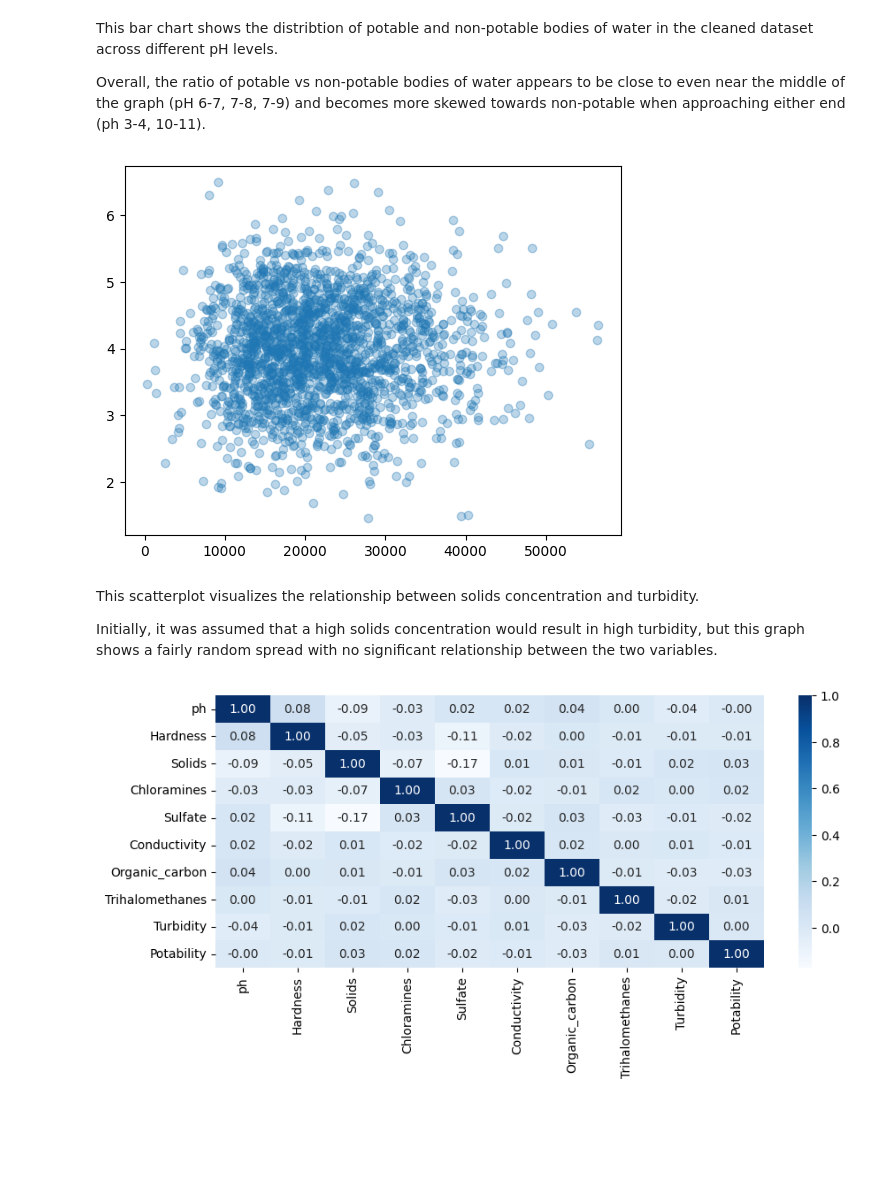
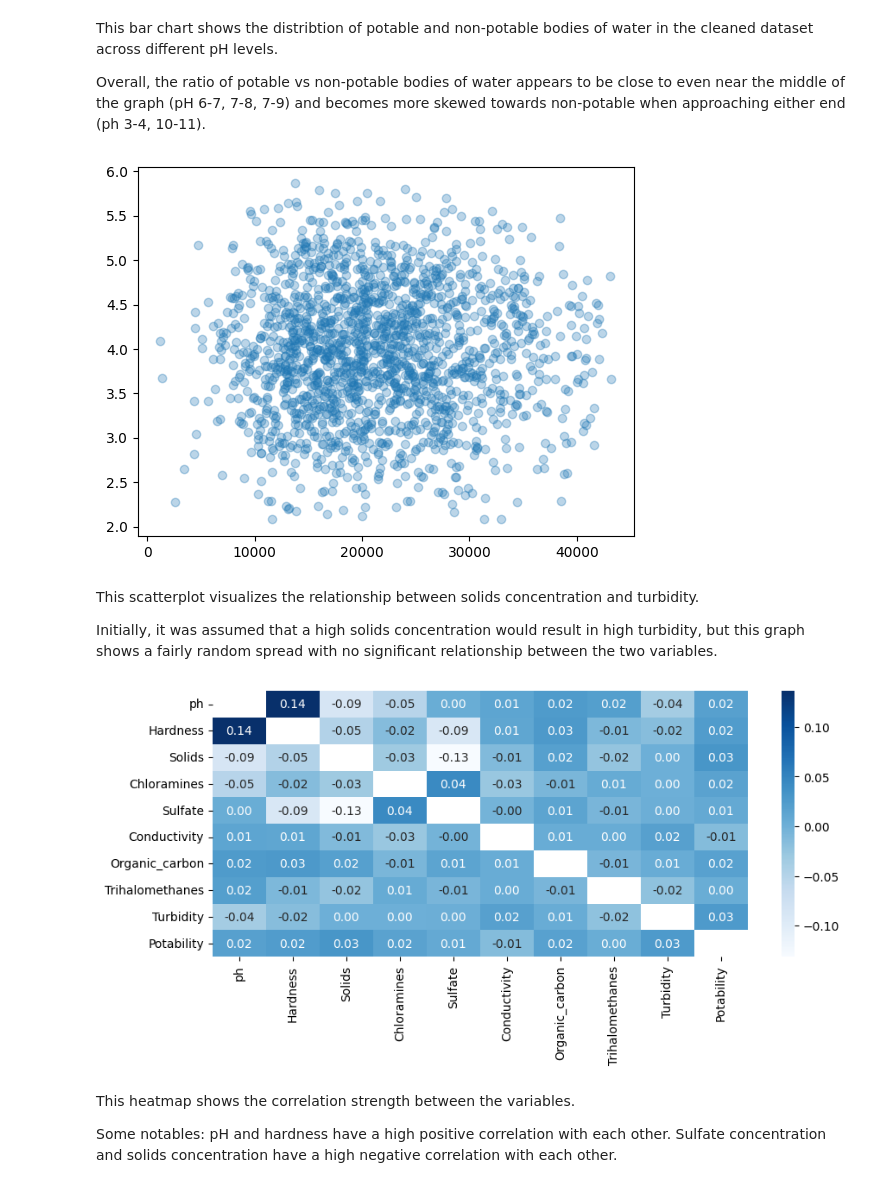
Before and after one commit to CodeMonkey18/WaterPotability, a Jupyter notebook: notebook.ipynb, the cells around one changed output. Saved outputs shown, nothing was run; the diff lists cells and outputs as text; code cells hidden in the pictures; blank space fills up the shorter version.

Commit message:
updated bar chart and heatmap code.

```diff
--- a/notebook.ipynb
+++ b/notebook.ipynb
@@ -110,10 +110,12 @@ Accuracy score: 0.6043046357615894
 # %%
 # create a bar chart to plot potability against pH values
 
-df_cleaned['pH_bin'] = pd.cut(df_cleaned['ph'], bins=range(0,15,1))
+df_bar = df_cleaned.copy()
+
+df_bar['pH_bin'] = pd.cut(df_bar['ph'], bins=range(0,15,1))
 
 plt.figure(figsize=(10,4))
-sns.countplot(x='pH_bin', hue='Potability', data=df_cleaned)
+sns.countplot(x='pH_bin', hue='Potability', data=df_bar)
 
 plt.title('Distribution of potable and non-potable bodies of water at each pH value')
 plt.xlabel('pH values')
@@ -137,20 +134,26 @@ plt.scatter(df_cleaned['Solids'], df_cleaned['Turbidity'], alpha=0.3)
 
 plt.show()
 # %% [output]
-[figure, old version]
+[figure, new version]
 # %% [markdown]
 This scatterplot visualizes the relationship between solids concentration and turbidity.
 
 Initially, it was assumed that a high solids concentration would result in high turbidity, but this graph shows a fairly random spread with no significant relationship between the two variables.
 # %%
-# create heatmap to visualize correlation strength between all variables
+# create heatmap to visualize correlation strength between the variables
 
-corr_matrix = df.corr()
+matrix = df_cleaned.corr()
 
 plt.figure(figsize=(10,4))
 
-sns.heatmap(corr_matrix, annot=True, cmap='Blues', fmt='.2f')
+np.fill_diagonal(matrix.values, np.nan)
+
+sns.heatmap(matrix, annot=True, cmap='Blues', fmt='.2f', mask=np.isnan(matrix))
 
 plt.show()
 # %% [output]
-[figure, old version]
+[figure, new version]
+# %% [markdown]
+This heatmap shows the correlation strength between the variables.
+
+Some notables: pH and hardness have a high positive correlation with each other. Sulfate concentration and solids concentration have a high negative correlation with each other.
```
Also changed, not shown: parts of 4 cells of this notebook.
